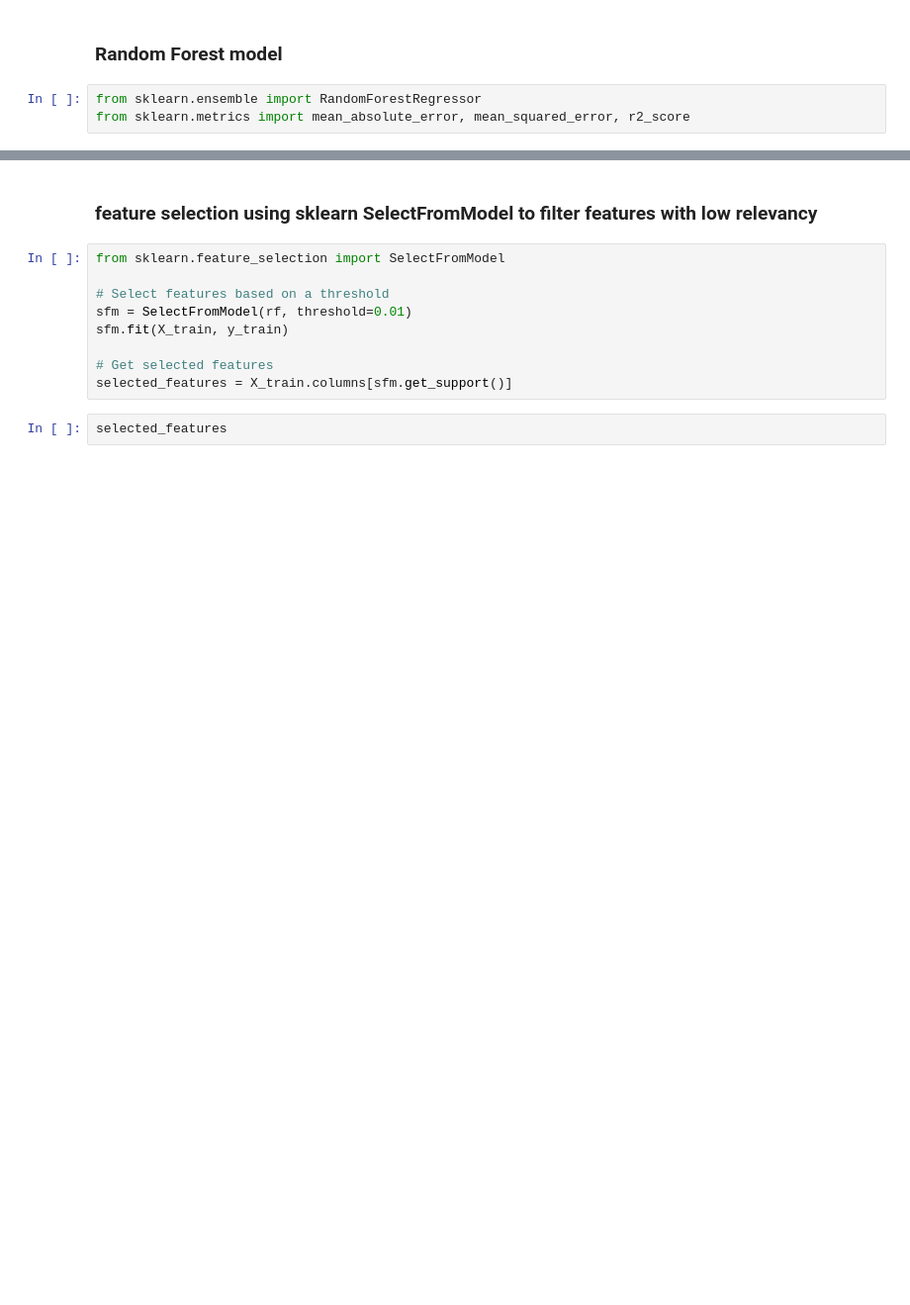
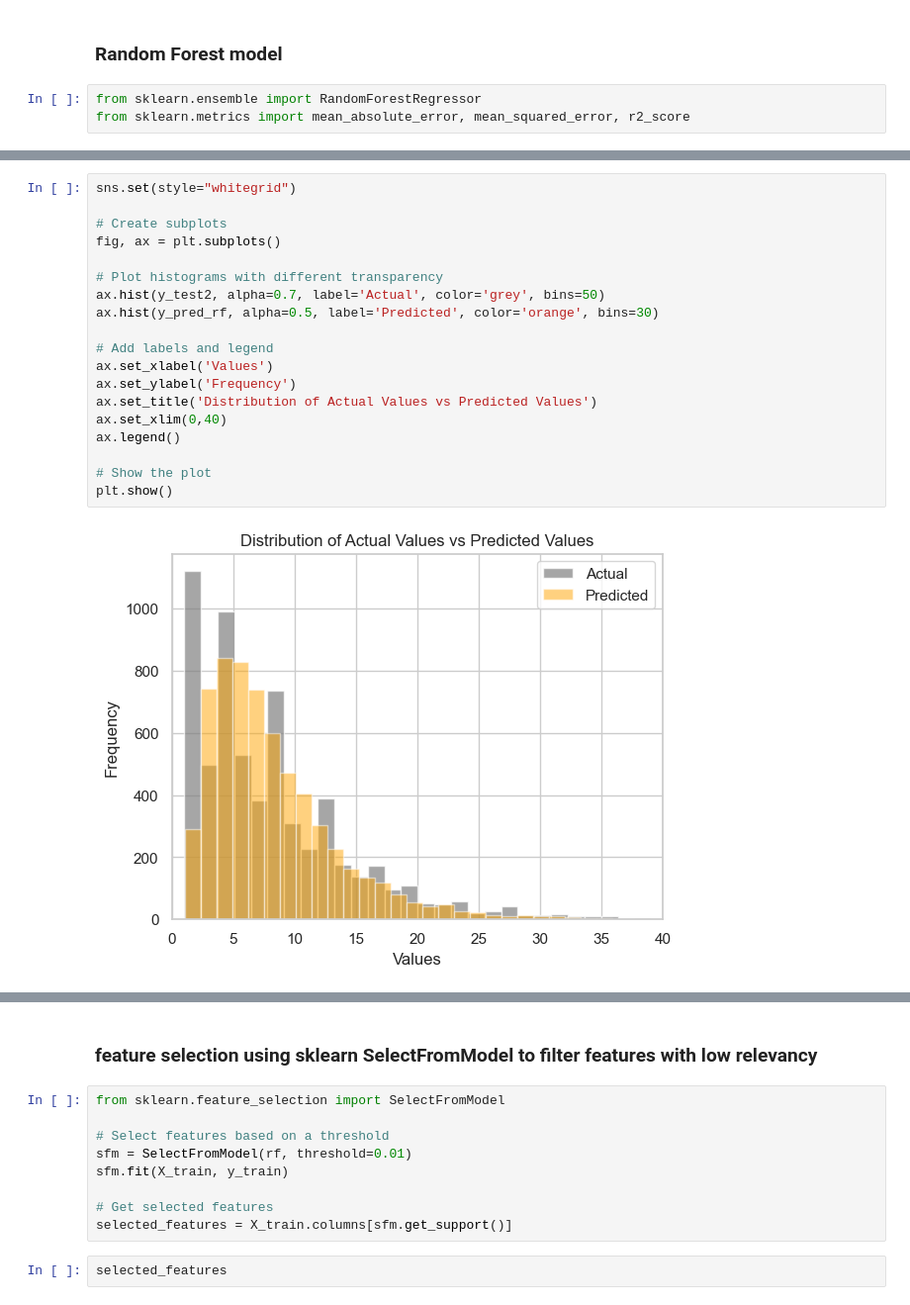
Before and after one commit to RQ92/Week-9-project-public, a Jupyter notebook: Task E1.ipynb, the cells around one changed output, grey strips where cells are left out. Shown at 99% size. Saved outputs shown, nothing was run; the diff lists cells and outputs as text; blank space fills up the shorter version.

```diff
--- a/Task E1.ipynb
+++ b/Task E1.ipynb
@@ -699,3 +919,24 @@ plt.show()
+# %%
+sns.set(style="whitegrid")
+
+# Create subplots
+fig, ax = plt.subplots()
+
+# Plot histograms with different transparency
+ax.hist(y_test2, alpha=0.7, label='Actual', color='grey', bins=50)
+ax.hist(y_pred_rf, alpha=0.5, label='Predicted', color='orange', bins=30)
+
+# Add labels and legend
+ax.set_xlabel('Values')
+ax.set_ylabel('Frequency')
+ax.set_title('Distribution of Actual Values vs Predicted Values')
+ax.set_xlim(0,40)
+ax.legend()
+
+# Show the plot
+plt.show()
+# %% [output]
+[figure, added]
 # %%
 fig, ax = plt.subplots()
 ax.scatter(y_test, y_pred_rf, s=5)
```
Also changed, not shown: parts of 131 cells of this notebook.
